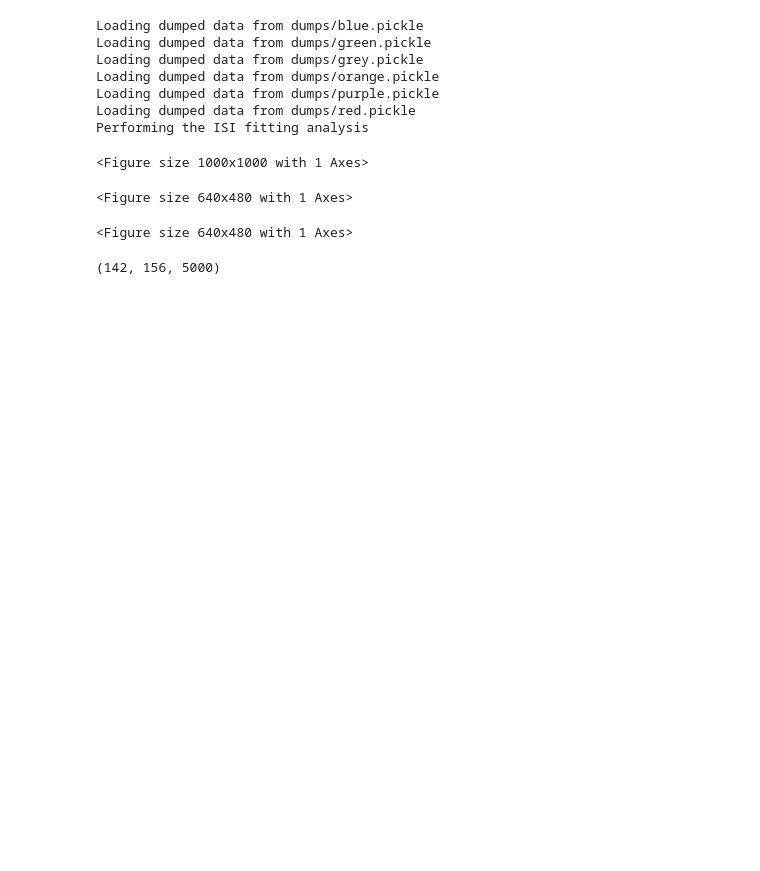
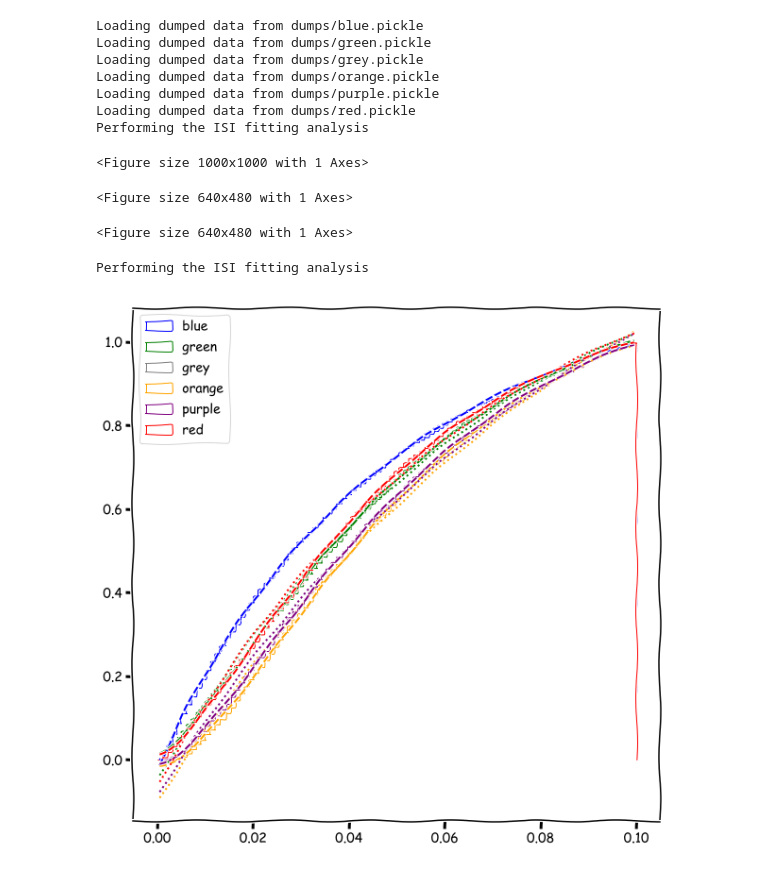
Before and after one commit to oraby/anda_challenge, a Jupyter notebook: Alex.ipynb, the cells around one changed output. Saved outputs shown, nothing was run; the diff lists cells and outputs as text; code cells hidden in the pictures; blank space fills up the shorter version.

Commit message:
Fitting stuff finished

```diff
--- a/Alex.ipynb
+++ b/Alex.ipynb
@@ -21,7 +21,43 @@ Performing the ISI fitting analysis
 <Figure size 1000x1000 with 1 Axes>
 <Figure size 640x480 with 1 Axes>
 <Figure size 640x480 with 1 Axes>
-# %%
-all_data['red']['spike_raster'].shape
-# %% [output]
-(142, 156, 5000)
+# %%
+def exp_func(x, a, b, c):
+	res = a * expon.cdf(x, loc=0, scale=b) + c
+	return res
+
+def gamma_func(x, a, c, d, e):
+	res = e * gamma.cdf(x, a, loc=0, scale=c) + d
+	return res
+
+
+def compute_isi_fits(all_data):
+	print('Performing the ISI fitting analysis')
+
+	plt.xkcd()
+	plt.figure(figsize=(10, 10))
+	for d in all_data:
+		bins = np.linspace(0, 0.1, 100)
+		# bins = 2500
+		h = plt.hist(all_data[d]['isi'], histtype='step', density=1, cumulative=1, bins=bins, label=d, color=d)
+		H = h[0]
+		b = (h[1][:-1]+h[1][1:]) / 2.
+		popt, pcov = curve_fit(exp_func, b, H)
+		plt.plot(b, exp_func(b, *popt), color=d, ls=':')
+		all_data[d]['exp_diff_fit'] = np.sum((H - exp_func(b, *popt))**2.)
+
+
+		popt, pcov = curve_fit(gamma_func, b, H)
+		plt.plot(b, gamma_func(b, *popt), color=d, ls='--')
+		all_data[d]['gamma_diff_fit'] = np.sum((H - gamma_func(b, *popt))**2.)
+
+	# plt.xlim(0, 0.1)
+# 	plt.ylim(1.e0, None)
+	plt.legend(loc='best')
+	plt.savefig('plots/isi_fit.pdf')
+	plt.savefig('plots/isi_fit.png')
+	plt.show()
+compute_isi_fits(all_data)
+# %% [output]
+Performing the ISI fitting analysis
+[figure, added]
```
Also changed, not shown: parts of 9 cells of this notebook, 2 other files.
